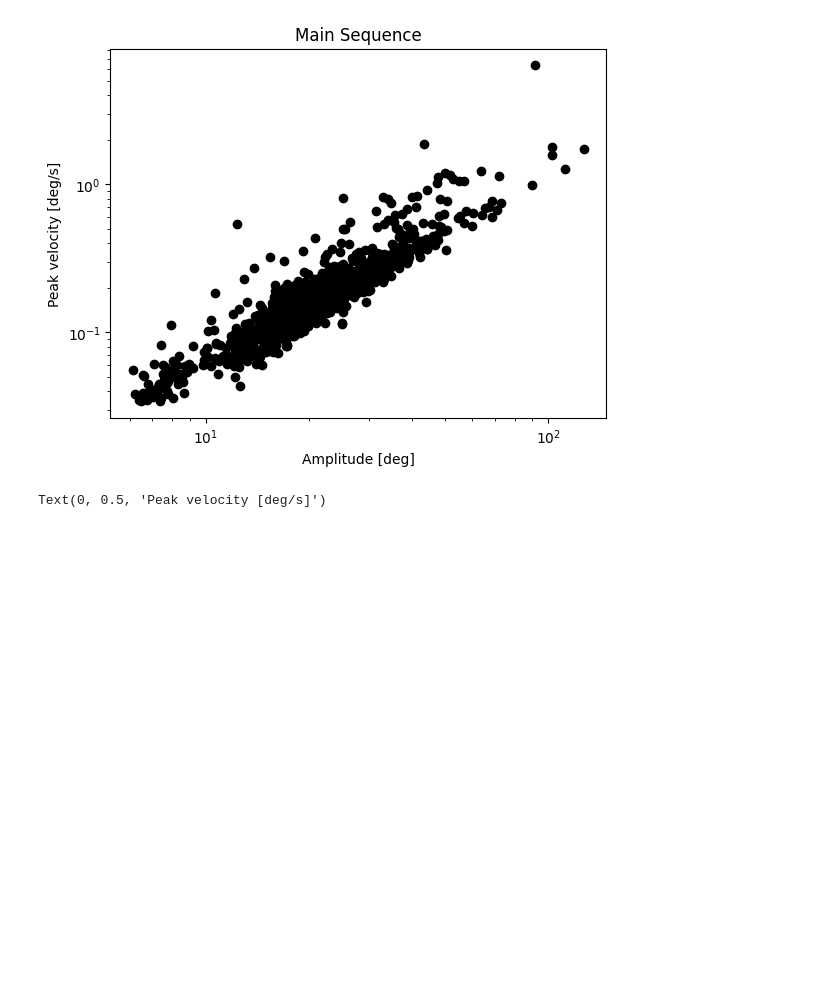
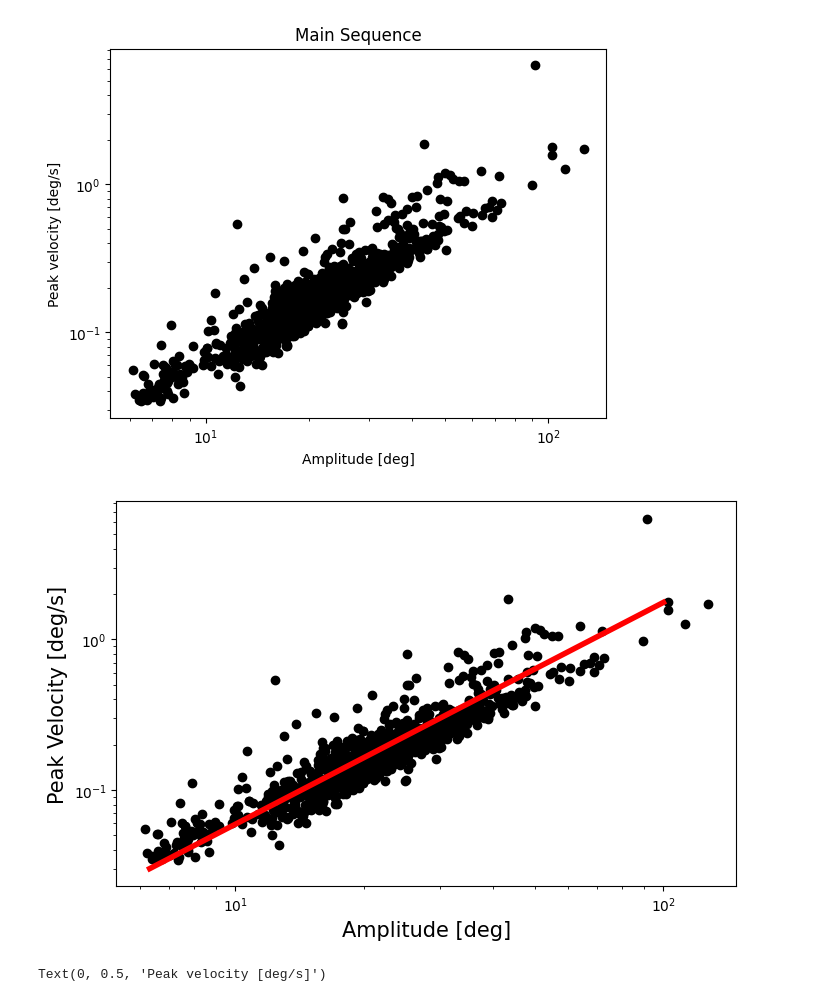
Before and after one commit to lschwetlick/EngbertMicrosaccadeToolbox, a Jupyter notebook: demo/demo.ipynb, the cells around one changed output. Saved outputs shown, nothing was run; the diff lists cells and outputs as text; code cells hidden in the pictures; blank space fills up the shorter version.

Commit message:
completed data simulation translation

```diff
--- a/demo/demo.ipynb
+++ b/demo/demo.ipynb
@@ -150,3 +158,30 @@ Text(0, 0.5, 'Peak velocity [deg/s]')
+# %%
+from scipy.optimize import curve_fit
+y = all_df.ampl
+x = all_df.peakvel
+
+newX = np.logspace(0.8, 2, base=10)
+# Let's fit an exponential function.
+# This looks like a line on a lof-log plot.
+def myExpFunc(x, a, b):
+    return a * np.power(x, b)
+popt, pcov = curve_fit(myExpFunc, x, y)
+# %%
+fig, ax = plt.subplots(1,1, figsize=(8,5))
+ax.scatter(all_df.peakvel, all_df.ampl, c="black")
+#sns.regplot(data=all_df_l, x="peakvel", y="ampl", ax = ax)
+ax.plot(newX, myExpFunc(newX, *popt), color='red', lw=4)
+#plt.plot(newX, myExpFunc(newX, *popt), 'r-',
+#         label="({0:.3f}*x**{1:.3f})".format(*popt))
+# add reg line
+ax.set_xscale('log')
+ax.set_yscale('log')
+#ax.set_title("Main Sequence")
+ax.set_xlabel("Amplitude [deg]", fontsize=15)
+ax.set_ylabel("Peak Velocity [deg/s]", fontsize=15)
+fig.savefig("mainseq.pdf")
+# %% [output]
+[figure, added]
 # %%
 f, ax = plt.subplots(figsize=(7, 7))
 ax.set(xscale="log", yscale="log")
```
Also changed, not shown: parts of 20 cells of this notebook, 2 other files.
